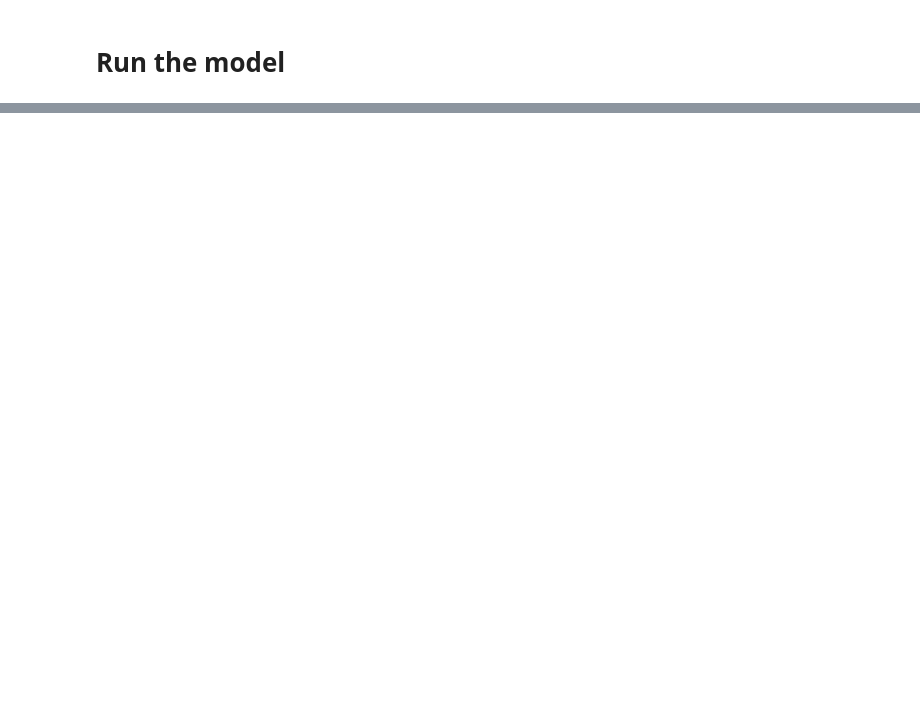
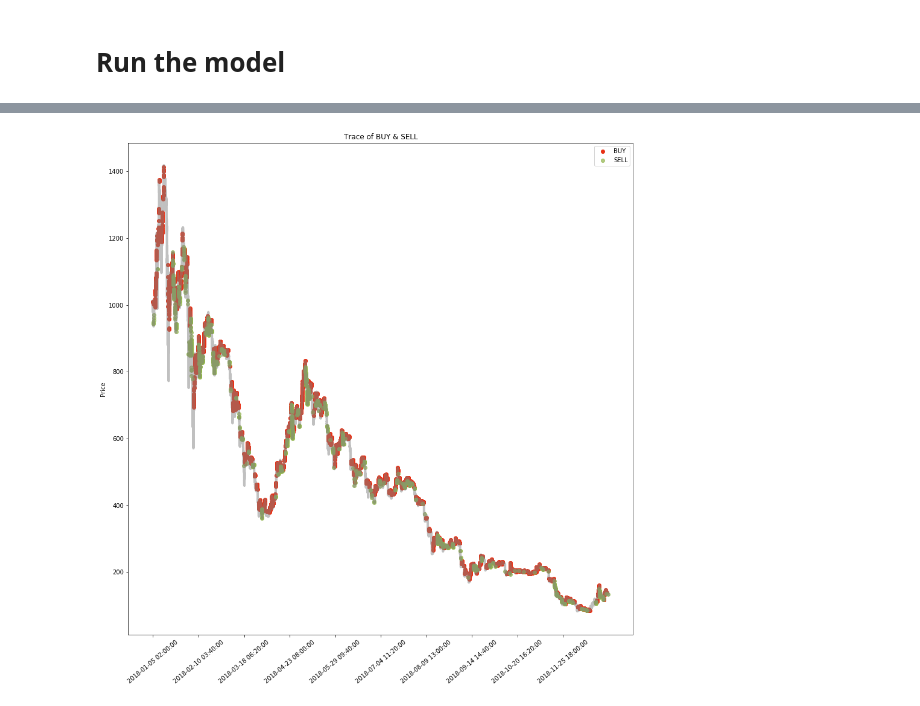
Before and after one commit to laoSVM/tb-hackathon, a Jupyter notebook: Strategy.ipynb, the cells around one changed output, grey strips where cells are left out. Cells and saved outputs as stored; diff of their text form; code cells hidden in the pictures; blank space fills up the shorter version.

```diff
--- a/Strategy.ipynb
+++ b/Strategy.ipynb
@@ -84,7 +85,7 @@ get_zscore(slope_series)
 0.8133157629700516
 # %%
 def get_timing_signal(start_time):
-    #start_time = np.where(df.index==start_time)[0][0]
+    start_time = np.where(df.index==start_time)[0][0]
     # calculate MA signal
     close_data = df.iloc[start_time-(mean_day + mean_diff_day):start_time]
     # 23 days，take the last 20 days
@@ -113,6 +114,10 @@ get_timing_signal(-1)#'2018-01-05 02:00:00')
 # %% [markdown]
 # Run the model
+# %%
+# start_time is the time str when the model starts, we turn it into the location where the time is located in the df
+def to_iloc(start_time):
+    return np.where(df.index==start_time)[0][0]
 # %%
-signal = df[-1].index.map(lambda index:get_timing_signal(index))
-print(list(signal))
+signal = np.array(df.iloc[to_iloc(start_time):,:].index.map(lambda index:get_timing_signal(index)))
+signal
 # %% [output]
@@ -242,0 +126,3 @@ def set_parameter():
+# %%
+df = df.join(pd.DataFrame(signal, index=df.iloc[to_iloc(start_time):,:].index,columns = ["signal"]))
+df.tail()
@@ -242,0 +176,19 @@ def set_parameter():
+# %%
+total_time = df.iloc[to_iloc(start_time):,:].index.tolist()
+fig, ax = plt.subplots()
+
+plt.rcParams["figure.figsize"] = (15,15)
+ax.plot(total_time, df.iloc[to_iloc(start_time):,0], linewidth=4, alpha = 0.5, color='#828282')
+ax.scatter(df.iloc[np.where(df['signal']=='BUY')[0],0].index.tolist(),df.iloc[np.where(df['signal']=='BUY')[0],0], label = 'BUY', color='#e83015')
+ax.scatter(df.iloc[np.where(df['signal']=='SELL')[0],0].index.tolist(),df.iloc[np.where(df['signal']=='SELL')[0],0], label = 'SELL', alpha = 0.7, color='#90b44b')
+
+plt.legend()
+xticks=list(range(0,len(total_time),round(len(total_time)/10)))
+xlabels=[total_time[x] for x in xticks]
+ax.set_xticks(xticks)
+ax.set_xticklabels(xlabels, rotation=40)
+ax.set_ylabel('Price')
+ax.set_title('Trace of BUY & SELL')
+plt.show()
+# %% [output]
+[figure, added]
```
Also changed, not shown: parts of 26 cells of this notebook.
